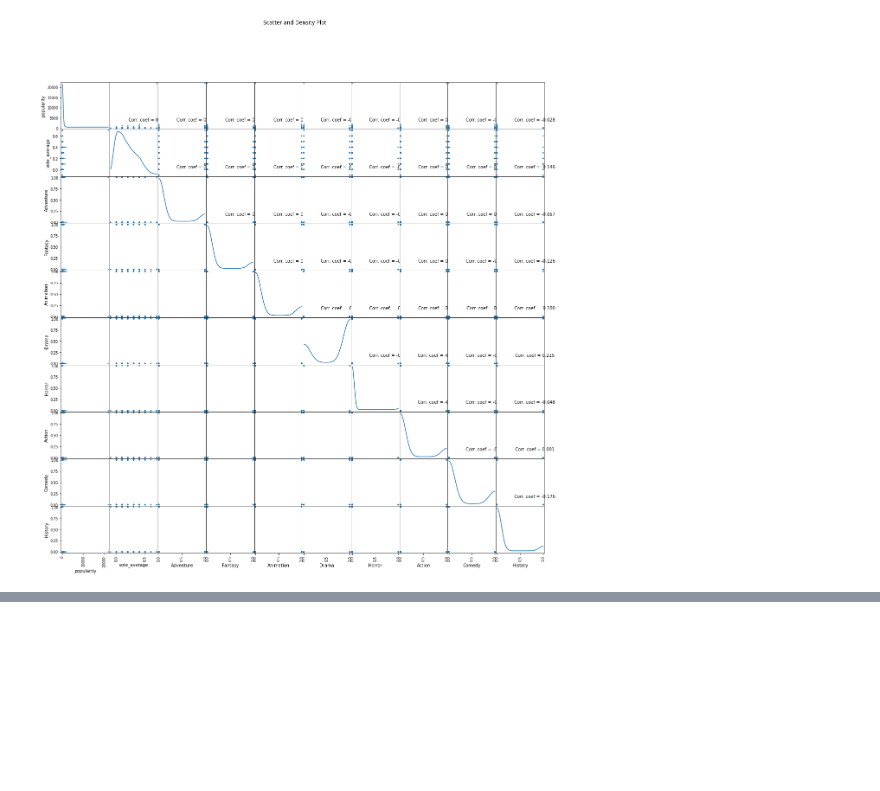
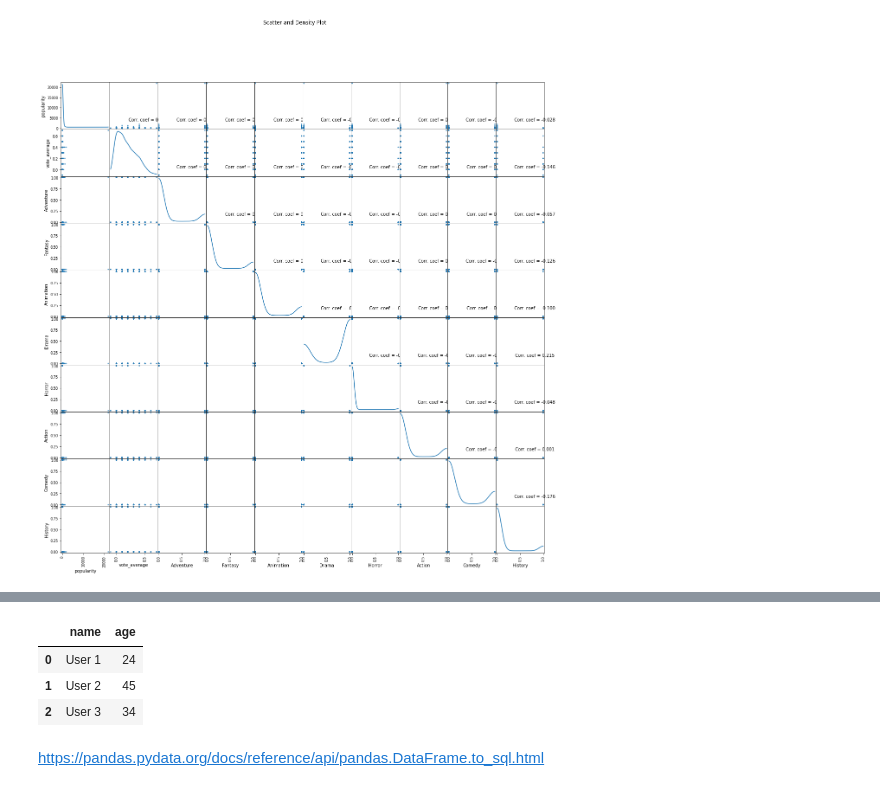
Before and after one commit to divyakumar95/ProgrammingDA_CA, a Jupyter notebook: Prog_Da_CA02.ipynb, the cells around one changed output, grey strips where cells are left out. Cells and saved outputs as stored; diff of their text form; code cells hidden in the pictures; blank space fills up the shorter version.

```diff
--- a/Prog_Da_CA02.ipynb
+++ b/Prog_Da_CA02.ipynb
@@ -394,0 +488,11 @@ plotScatterMatrix(newdata, 20, 10)
+# %%
+test_df = pd.DataFrame({'name' : ['User 1', 'User 2', 'User 3'],'age':[24 ,45, 34]})
+# %%
+test_df
+# %% [output]
+|  | name | age |
+| 0 | User 1 | 24 |
+| 1 | User 2 | 45 |
+| 2 | User 3 | 34 |
+# %% [markdown]
+https://pandas.pydata.org/docs/reference/api/pandas.DataFrame.to_sql.html
```
Also changed, not shown: parts of 26 cells of this notebook.
